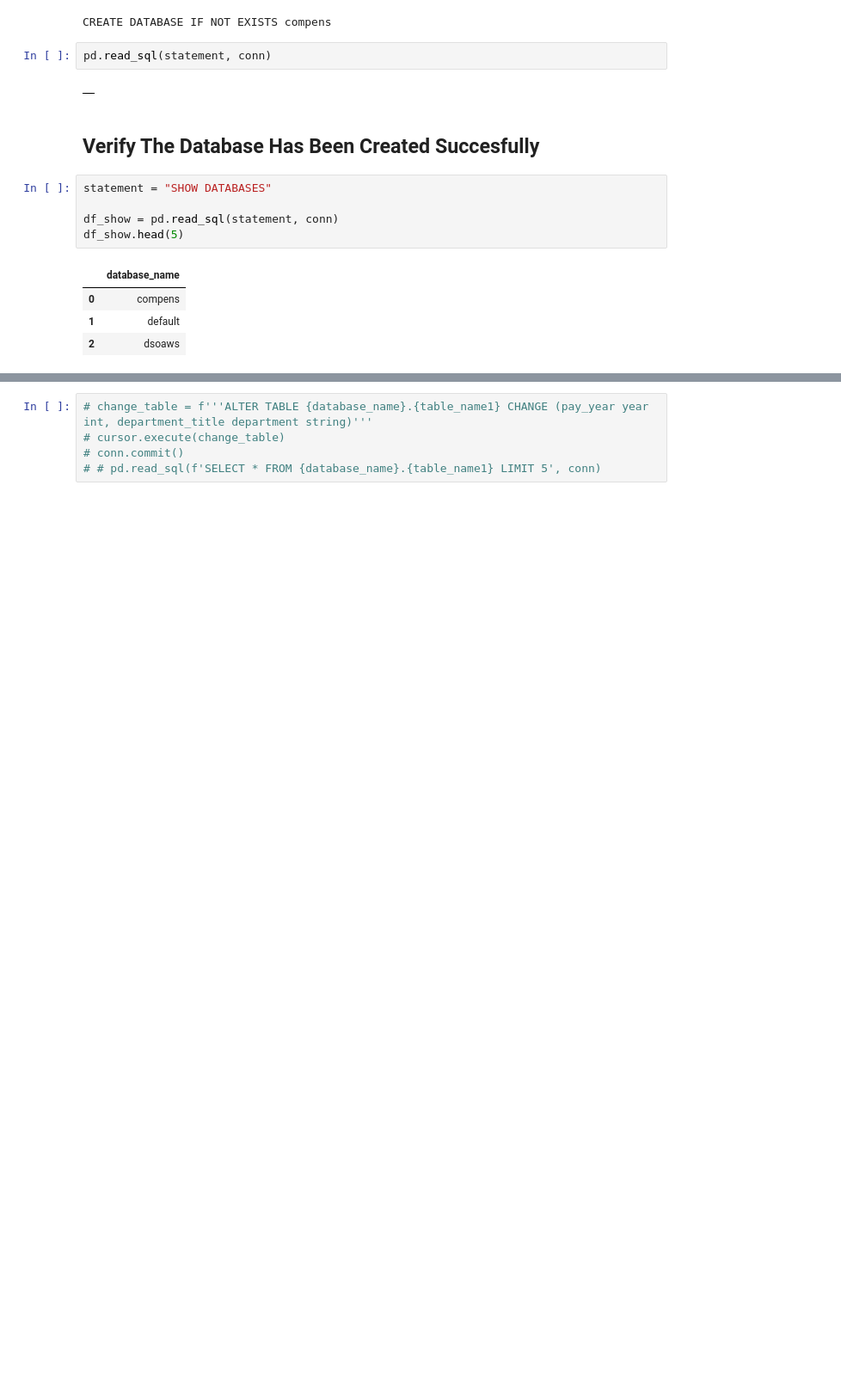
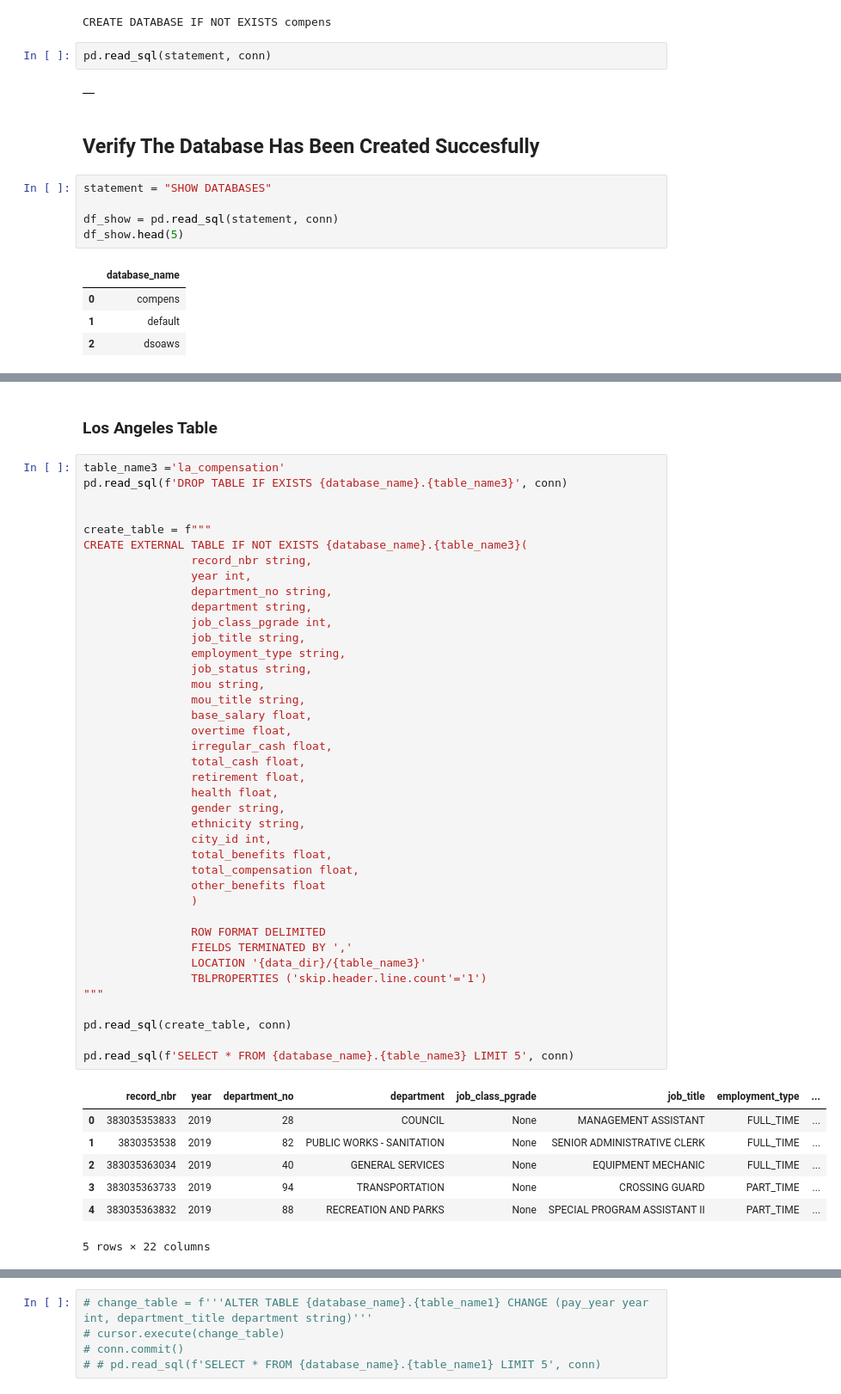
Before and after one commit to unpham/ads-508-project, a Jupyter notebook: athena.ipynb, the cells around one changed output, grey strips where cells are left out. Shown at 86% size. Drawn from its saved outputs; the diff is of its cells as text; blank space fills up the shorter version.

```diff
--- a/athena.ipynb
+++ b/athena.ipynb
@@ -111,0 +236,50 @@ record_nbr,
+# %% [markdown]
+### Los Angeles Table
+# %%
+table_name3 ='la_compensation'
+pd.read_sql(f'DROP TABLE IF EXISTS {database_name}.{table_name3}', conn)
+
+
+create_table = f"""
+CREATE EXTERNAL TABLE IF NOT EXISTS {database_name}.{table_name3}(
+                record_nbr string,
+                year int,
+                department_no string,
+                department string,
+                job_class_pgrade int,
+                job_title string,
+                employment_type string,
+                job_status string,
+                mou string,
+                mou_title string,
+                base_salary float,
+                overtime float,
+                irregular_cash float,
+                total_cash float,
+                retirement float,
+                health float,
+                gender string,
+                ethnicity string,
+                city_id int,
+                total_benefits float,
+                total_compensation float,
+                other_benefits float
+                )
+
+                ROW FORMAT DELIMITED
+                FIELDS TERMINATED BY ','
+                LOCATION '{data_dir}/{table_name3}'
+                TBLPROPERTIES ('skip.header.line.count'='1')
+"""
+
+pd.read_sql(create_table, conn)
+
+pd.read_sql(f'SELECT * FROM {database_name}.{table_name3} LIMIT 5', conn)
+# %% [output]
+|  | record_nbr | year | department_no | department | job_class_pgrade | job_title | employment_type | ... |
+| 0 | 383035353833 | 2019 | 28 | COUNCIL | None | MANAGEMENT ASSISTANT | FULL_TIME | ... |
+| 1 | 3830353538 | 2019 | 82 | PUBLIC WORKS - SANITATION | None | SENIOR ADMINISTRATIVE CLERK | FULL_TIME | ... |
+| 2 | 383035363034 | 2019 | 40 | GENERAL SERVICES | None | EQUIPMENT MECHANIC | FULL_TIME | ... |
+| 3 | 383035363733 | 2019 | 94 | TRANSPORTATION | None | CROSSING GUARD | PART_TIME | ... |
+| 4 | 383035363832 | 2019 | 88 | RECREATION AND PARKS | None | SPECIAL PROGRAM ASSISTANT II | PART_TIME | ... |
+5 rows × 22 columns
```
Also changed, not shown: parts of 24 cells of this notebook.
